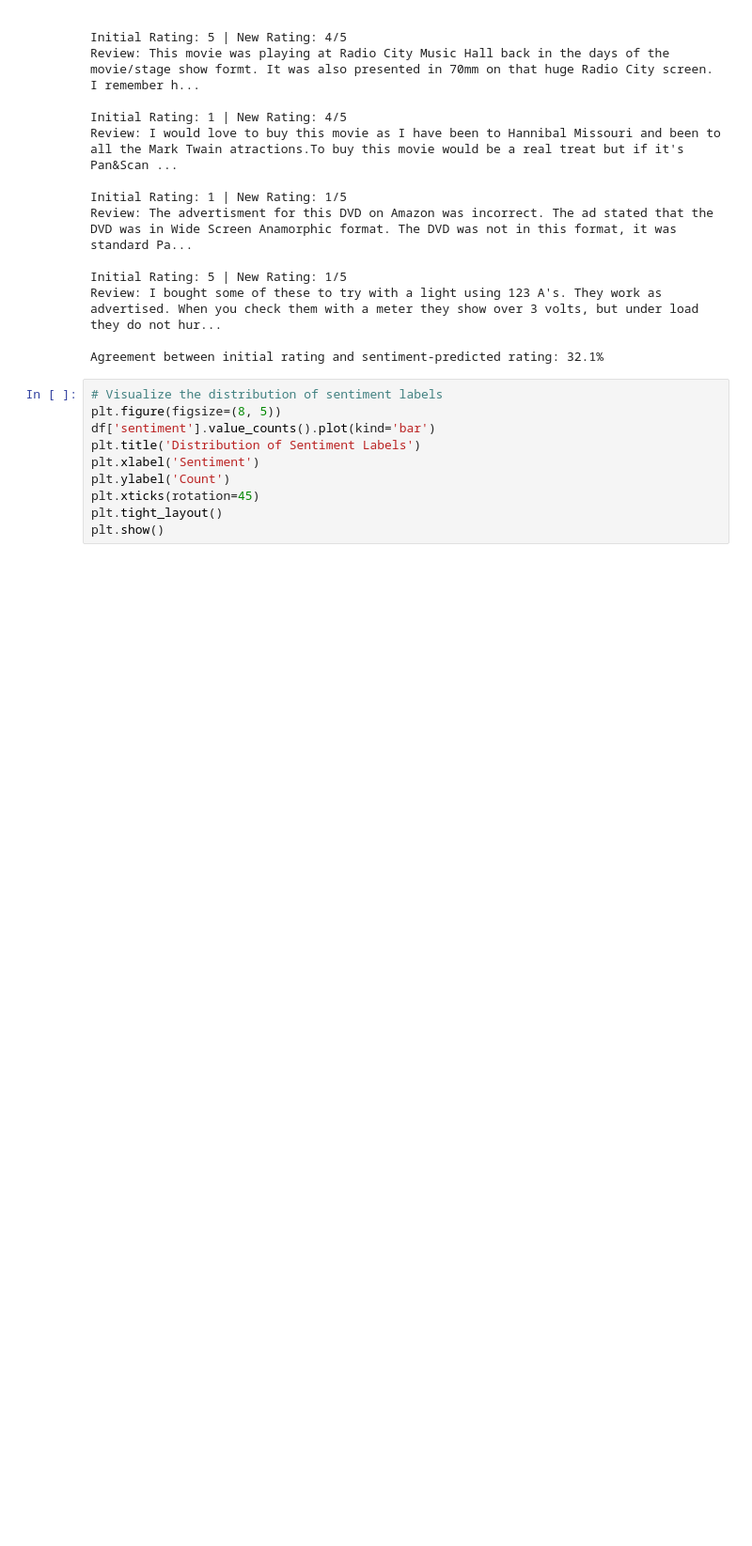
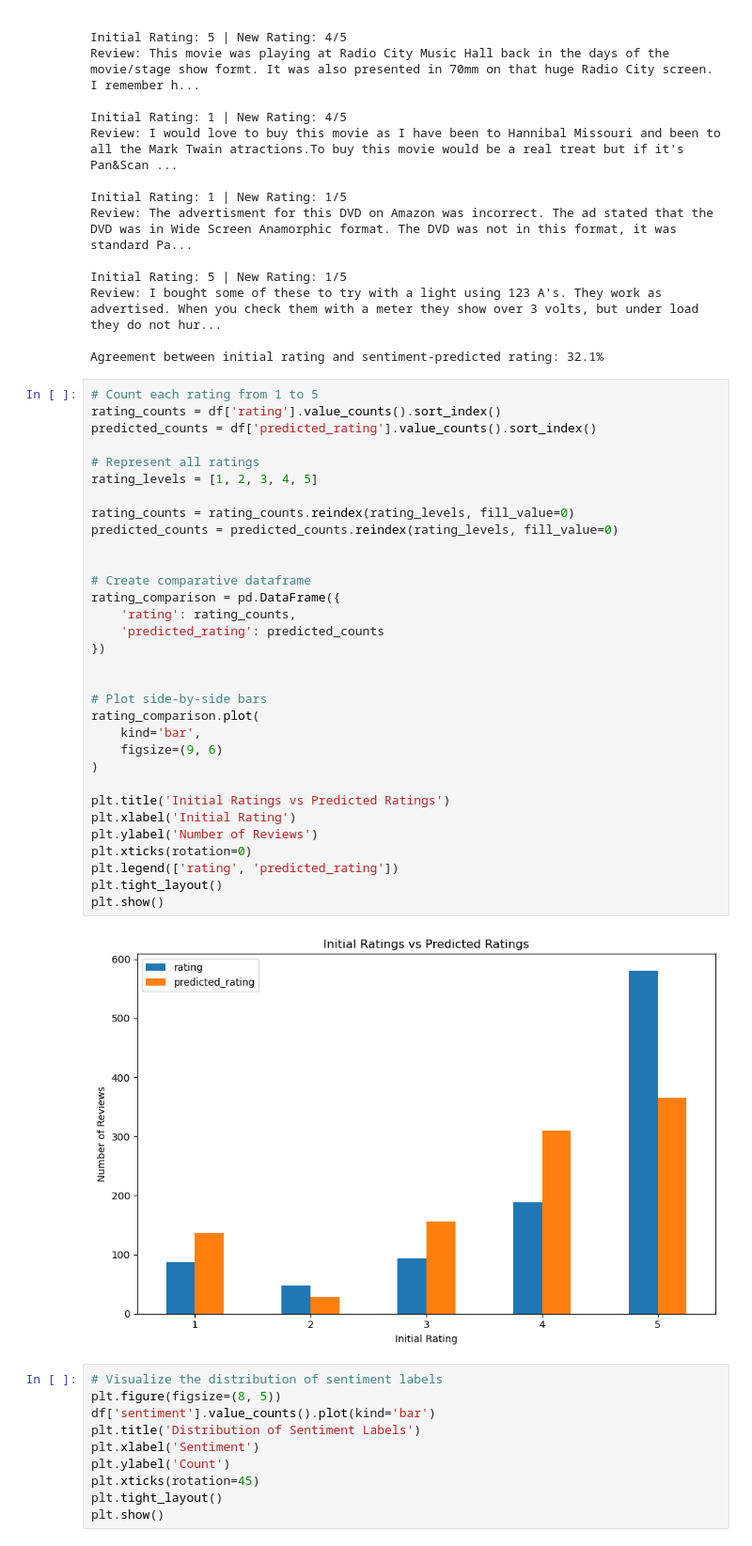
Before and after one commit to nyagayamonica/SummativeLab_AnalyticsFirmClients, a Jupyter notebook: C09_M08.ipynb, the cells around one changed output. Shown at 94% size. Cells and saved outputs as stored; diff of their text form; blank space fills up the shorter version.

```diff
--- a/C09_M08.ipynb
+++ b/C09_M08.ipynb
@@ -294,6 +268,40 @@ Initial Rating: 5 | New Rating: 1/5
 Review: I bought some of these to try with a light using 123 A's. They work as advertised. When you check them with a meter they show over 3 volts, but under load they do not hur...
 
 Agreement between initial rating and sentiment-predicted rating: 32.1%
+# %%
+# Count each rating from 1 to 5
+rating_counts = df['rating'].value_counts().sort_index()
+predicted_counts = df['predicted_rating'].value_counts().sort_index()
+
+# Represent all ratings
+rating_levels = [1, 2, 3, 4, 5]
+
+rating_counts = rating_counts.reindex(rating_levels, fill_value=0)
+predicted_counts = predicted_counts.reindex(rating_levels, fill_value=0)
+
+
+# Create comparative dataframe
+rating_comparison = pd.DataFrame({
+    'rating': rating_counts,
+    'predicted_rating': predicted_counts
+})
+
+
+# Plot side-by-side bars
+rating_comparison.plot(
+    kind='bar',
+    figsize=(9, 6)
+)
+
+plt.title('Initial Ratings vs Predicted Ratings')
+plt.xlabel('Initial Rating')
+plt.ylabel('Number of Reviews')
+plt.xticks(rotation=0)
+plt.legend(['rating', 'predicted_rating'])
+plt.tight_layout()
+plt.show()
+# %% [output]
+[figure, added]
 # %%
 # Visualize the distribution of sentiment labels
 plt.figure(figsize=(8, 5))
```
Also changed, not shown: parts of 3 cells of this notebook, 1 other file.
